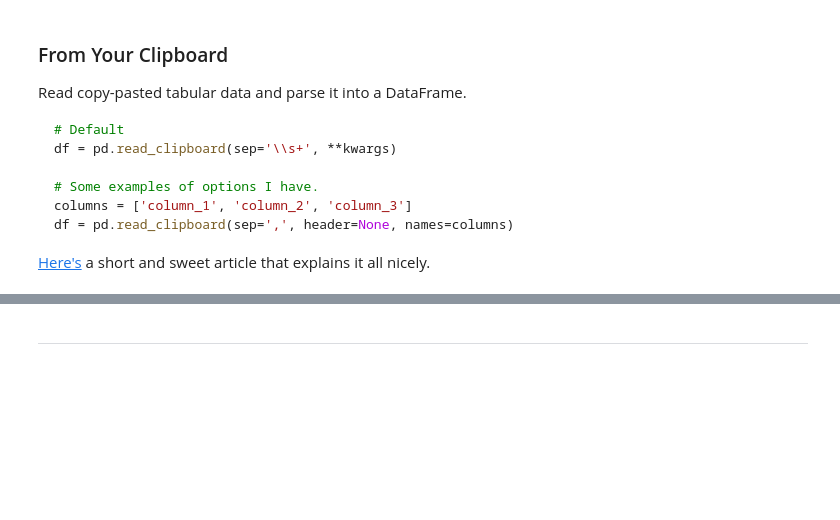
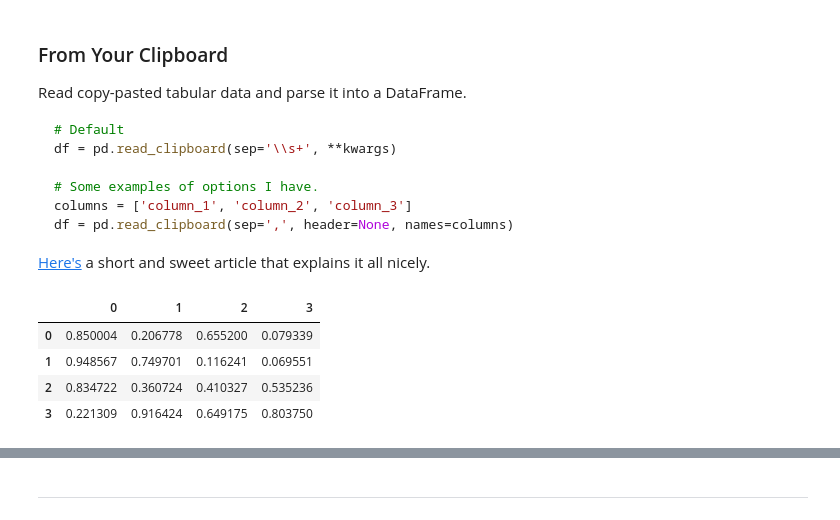
Before and after one commit to faithkane3/e_classification, a Jupyter notebook: classification_acquire_lesson.ipynb, the cells around one changed output, grey strips where cells are left out. Cells and saved outputs as stored; diff of their text form; code cells hidden in the pictures; blank space fills up the shorter version.

```diff
--- a/classification_acquire_lesson.ipynb
+++ b/classification_acquire_lesson.ipynb
@@ -178,5 +191,13 @@ df = pd.read_clipboard(sep=',', header=None, names=columns)
 [Here's](https://towardsdatascience.com/pandas-hacks-read-clipboard-94a05c031382) a short and sweet article that explains it all nicely.
 # %%
 # Try out the read_clipboard() method here using the article.
+
+pd.read_clipboard()
+# %% [output]
+|  | 0 | 1 | 2 | 3 |
+| 0 | 0.850004 | 0.206778 | 0.655200 | 0.079339 |
+| 1 | 0.948567 | 0.749701 | 0.116241 | 0.069551 |
+| 2 | 0.834722 | 0.360724 | 0.410327 | 0.535236 |
+| 3 | 0.221309 | 0.916424 | 0.649175 | 0.803750 |
 # %%
 # Try out the read_clipboard() method with data without headers/column names.
```
Also changed, not shown: parts of 12 cells of this notebook, 2 other files.
